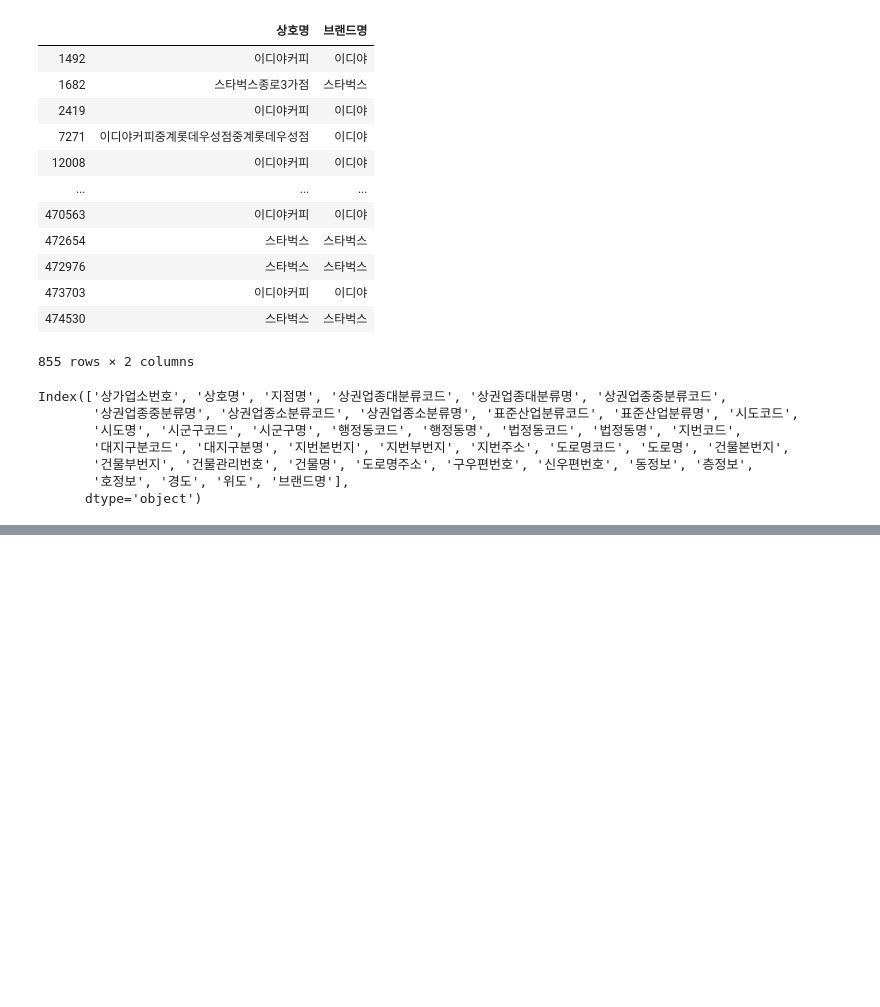
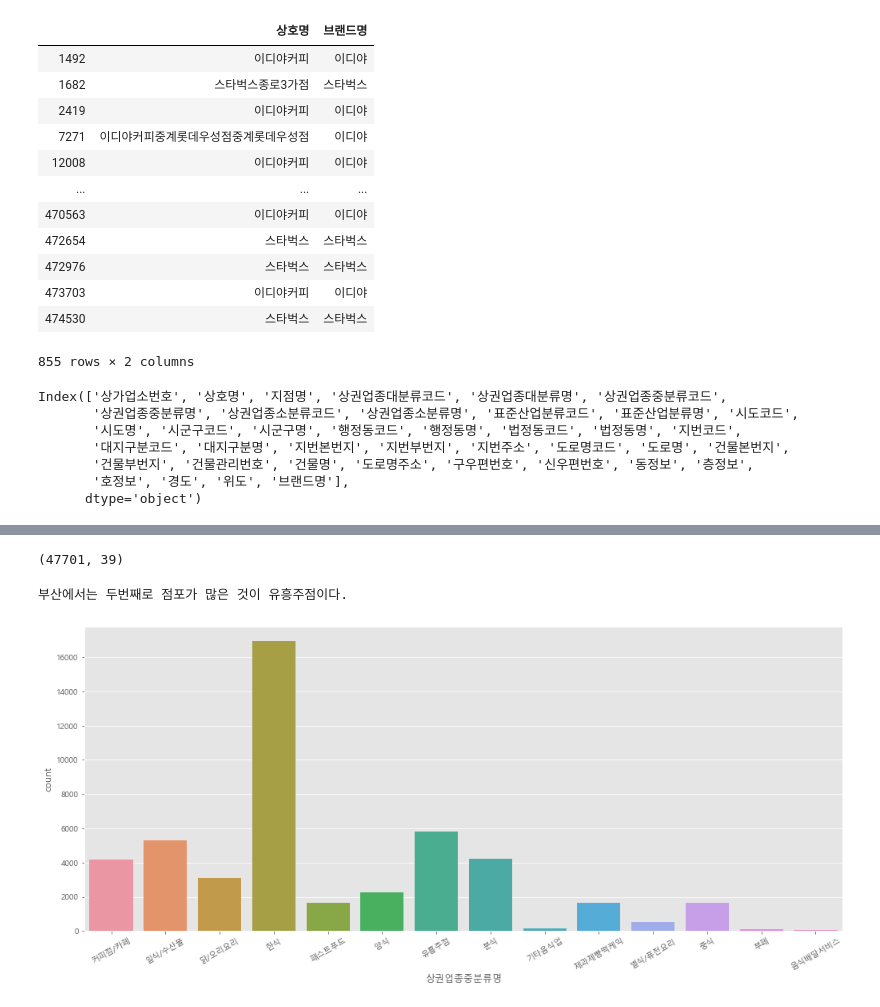
Before and after one commit to LeeJongAnn/DataScience, a Jupyter notebook: 전국 상권 데이터 분석/서울과 부산의 소상공인시장정보.ipynb, the cells around one changed output, grey strips where cells are left out. Drawn from its saved outputs; the diff is of its cells as text; code cells hidden in the pictures; blank space fills up the shorter version.

```diff
--- a/전국 상권 데이터 분석/서울과 부산의 소상공인시장정보.ipynb
+++ b/전국 상권 데이터 분석/서울과 부산의 소상공인시장정보.ipynb
@@ -270,0 +310,14 @@ sns.relplot(data=shop_seoul_meal_best2,x='위도',y='경도',hue='브랜드명')
+# %%
+shop_busan_food = shop_busan.loc[shop_busan['상권업종대분류명'] == '음식']
+shop_busan_food.shape
+# %% [output]
+(47701, 39)
+# %%
+fig,axis3=plt.subplots()
+fig.set_size_inches(17,7)
+plt.xticks(rotation=30)
+sns.countplot(data=shop_busan_food,x='상권업종중분류명')
+print("부산에서는 두번째로 점포가 많은 것이 유흥주점이다.")
+# %% [output]
+부산에서는 두번째로 점포가 많은 것이 유흥주점이다.
+[figure, added]
```
Also changed, not shown: parts of 10 cells of this notebook.
